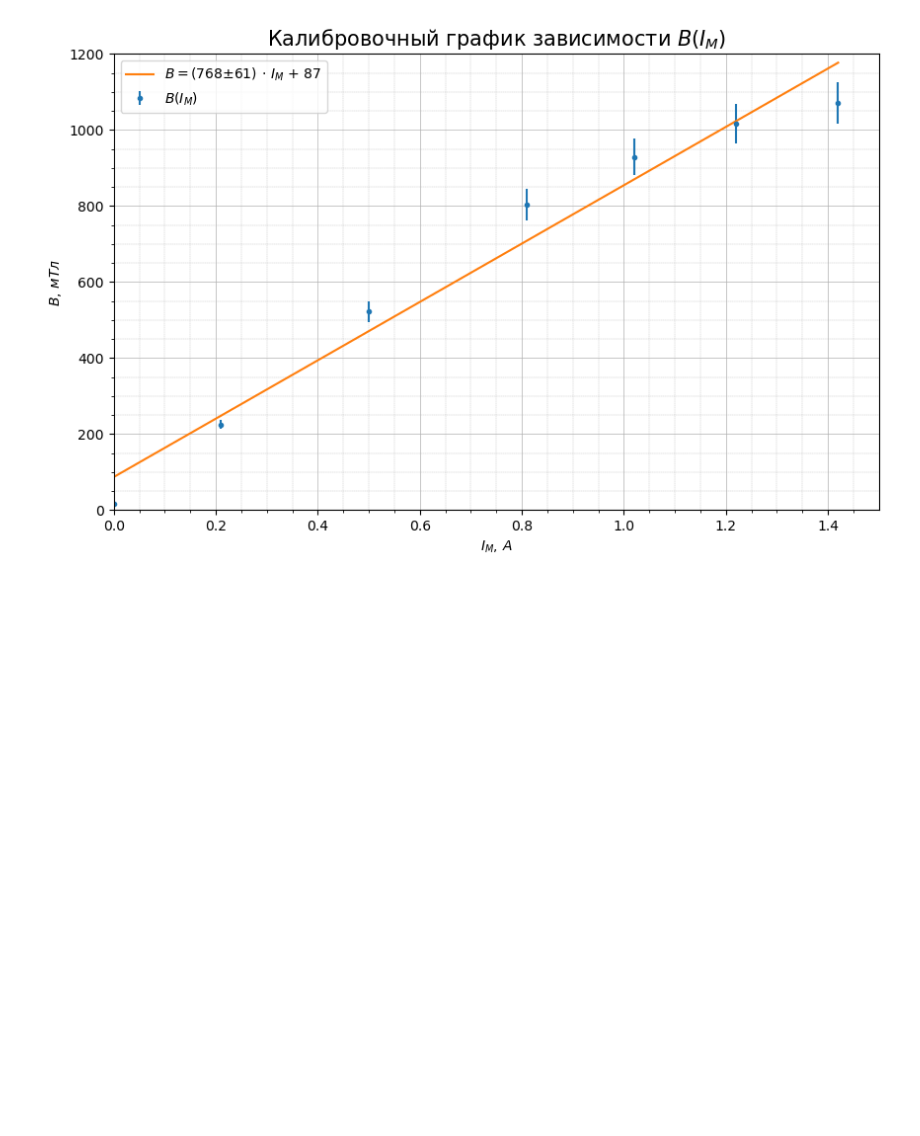
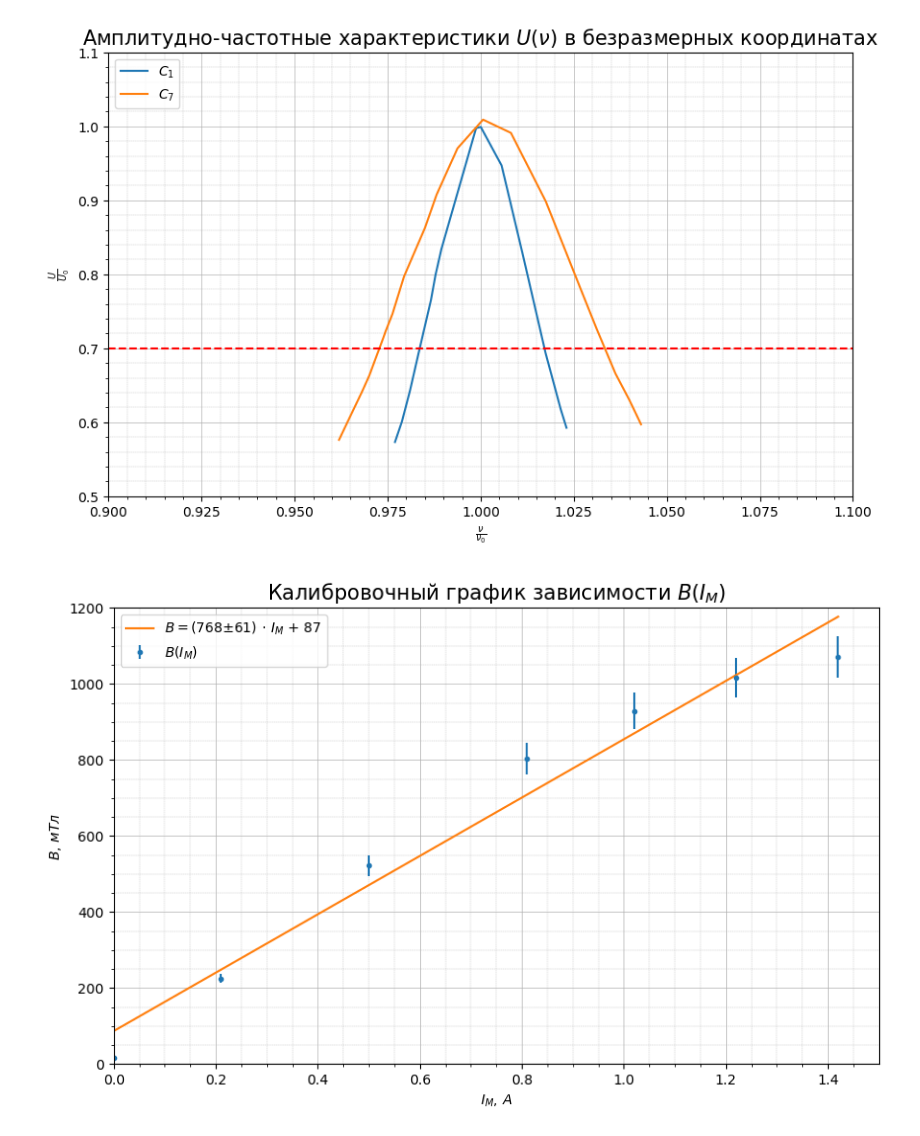
Before and after one commit to A1rsenij/Labs_physics, a Jupyter notebook: 3.2.3/3.2.3.ipynb, the cells around one changed output. Drawn from its saved outputs; the diff is of its cells as text; code cells hidden in the pictures; blank space fills up the shorter version.

```diff
--- a/3.2.3/3.2.3.ipynb
+++ b/3.2.3/3.2.3.ipynb
@@ -6,3 +43,39 @@ from scipy.optimize import curve_fit
+# %%
+data = pd.read_excel('3.2.3.xlsx', sheet_name='Резонансы')
+names = list(data)
+nu01 = data[names[1]][0]
+nu07 = data[names[1]][6]
+u01 = data[names[3]][0]
+u07 = data[names[3]][6]
+# %%
+x1 = nu1/nu01
+x7 = nu7/nu07
+y1 = u1/u01
+y7 = u7/u07
+
+fig, ax = plt.subplots(figsize=(10, 6), dpi=100)
+
+ax.plot(x1, y1, label='$C_1$')
+ax.plot(x7, y7, label='$C_7$')
+ax.hlines(y=0.7, xmin=0.9, xmax=1.1, color='r', linestyle='--')
+
+ax.legend(loc='upper left', fontsize=10)
+
+ax.grid(which="major", linewidth=0.5)
+ax.grid(which="minor", linestyle='--', linewidth=0.25)
+plt.minorticks_on()
+
+ax.axis([0.9, 1.1, 0.5, 1.1])
+
+ax.set_title(r"Амплитудно-частотные характеристики $U(\nu)$ в безразмерных координатах", loc='center', fontsize=15)
+ax.set_xlabel(r"$\frac{\nu}{\nu_0}$", loc='center', fontsize=10)
+ax.set_ylabel(r"$\frac{U}{U_0}$", loc='center', fontsize=10)
+
+plt.show()
+
+fig.savefig("3.2.3_2.png", dpi=500)
+# %% [output]
+[figure, added]
 # %%
 data = pd.read_excel('3.3.4.xlsx', sheet_name='Calibr')
 names = list(data)
```
Also changed, not shown: parts of 1 cell of this notebook, 3 other files.
